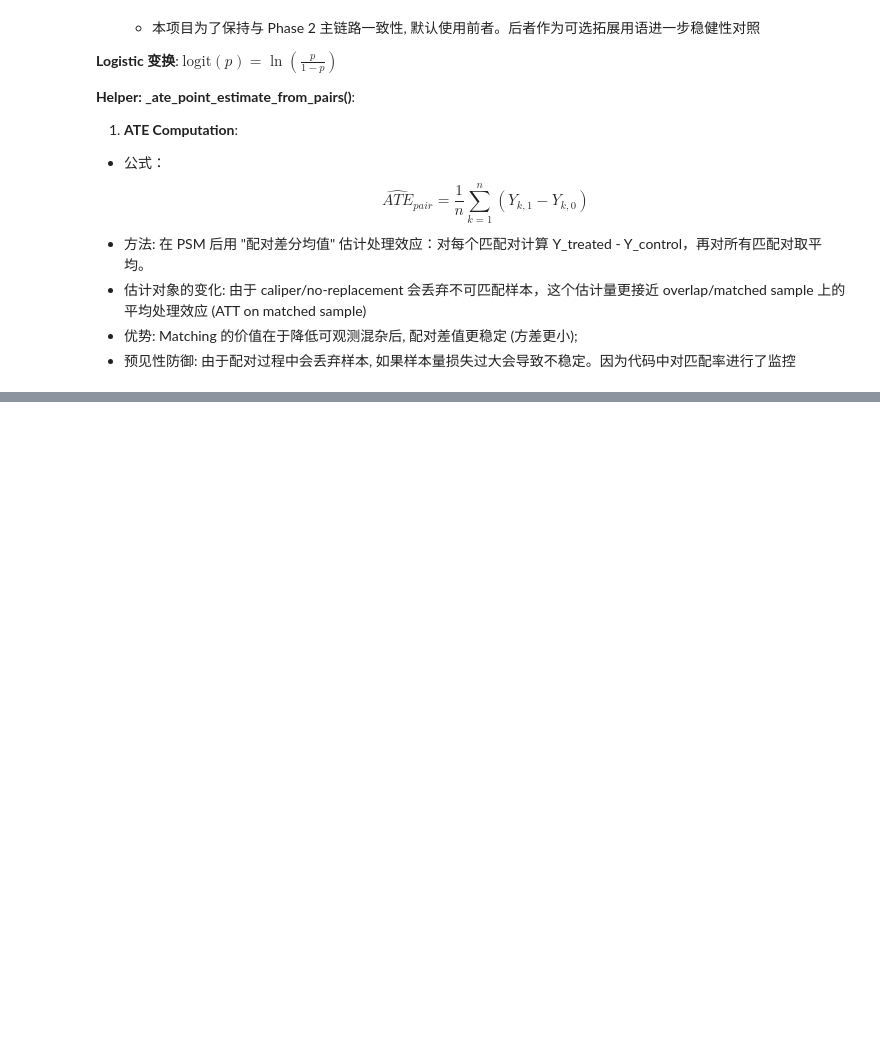
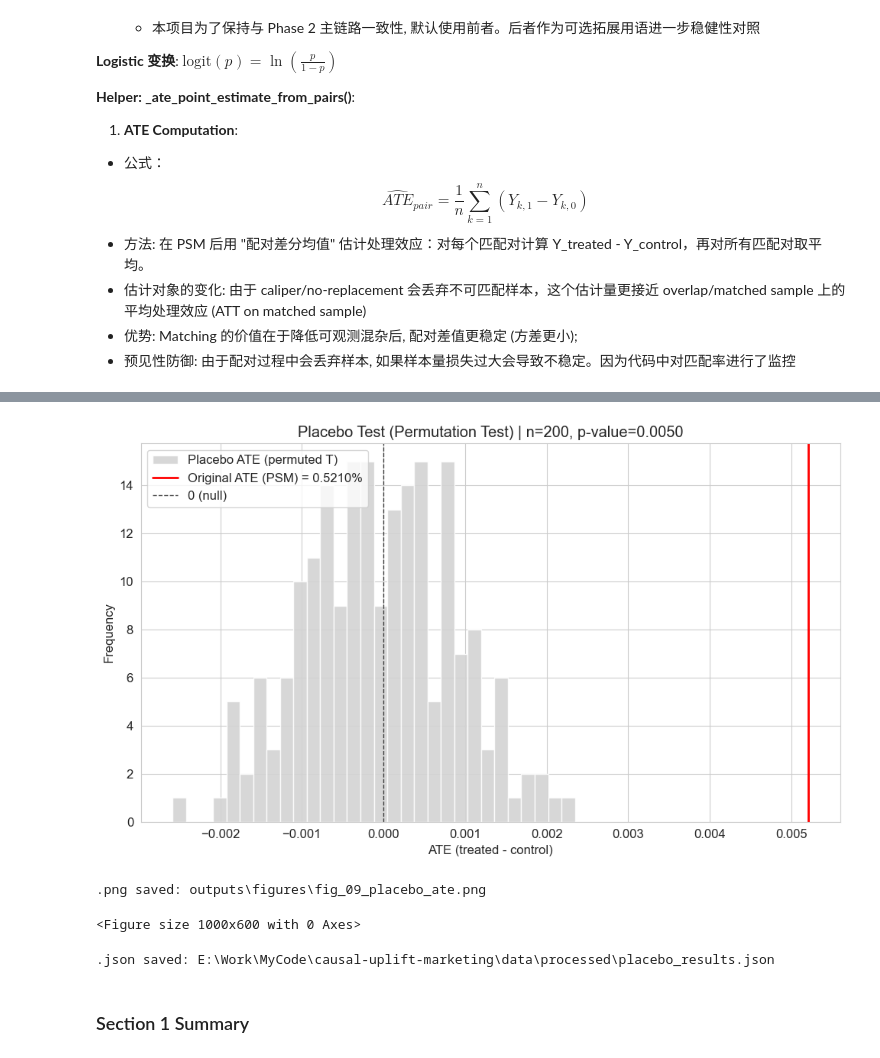
Before and after one commit to CLampard-Y/causal-uplift-marketing, a Jupyter notebook: notebooks/06_robustness_checks.ipynb, the cells around one changed output, grey strips where cells are left out. Saved outputs shown, nothing was run; the diff lists cells and outputs as text; code cells hidden in the pictures; blank space fills up the shorter version.

```diff
--- a/notebooks/06_robustness_checks.ipynb
+++ b/notebooks/06_robustness_checks.ipynb
@@ -404,0 +628,74 @@ def _quick_match_metrics(
+# %%
+# ======================================================
+# Section 1 (Cell 3/4): Plot + Save Figure
+# ======================================================
+
+out_fig = figures_dir / 'fig_09_placebo_ate.png'
+
+plt.figure(figsize=(10, 6))
+plt.hist(placebo_arr, bins=30, color='lightgray', edgecolor='white', alpha=0.9, label='Placebo ATE (permuted T)')
+plt.axvline(original_ate, color='red', linestyle='-', linewidth=2, label=f'Original ATE (PSM) = {original_ate:.4%}')
+plt.axvline(0.0, color='black', linestyle='--', linewidth=1, alpha=0.7, label='0 (null)')
+
+plt.title(f'Placebo Test (Permutation Test) | n={n_permutations}, p-value={p_value:.4f}')
+plt.xlabel('ATE (treated - control)')
+plt.ylabel('Frequency')
+plt.legend(loc='upper left')
+plt.tight_layout()
+plt.show()
+
+out = figures_dir / 'fig_09_placebo_ate.png'
+plt.savefig(out, dpi=150, bbox_inches='tight')
+print(f'.png saved: {out}')
+# %% [output]
+[figure, added]
+.png saved: outputs\figures\fig_09_placebo_ate.png
+<Figure size 1000x600 with 0 Axes>
+# %%
+# ======================================================
+# Section 1 (Cell 4/4): Persist Results JSON
+# ======================================================
+
+out_json = processed_dir / 'placebo_results.json'
+
+payload = {
+    'meta': {
+        'n_permutations': int(n_permutations),
+        'random_state': int(random_state),
+        'caliper_factor': float(caliper_factor_default),
+        'match_rate_threshold': float(MATCH_RATE_THRESHOLD),
+        'original_ate_psm': float(original_ate),
+        'original_ate_naive': float(ate_naive),
+        'original_n_pairs': int(orig_metrics['n_pairs']),
+        'original_match_rate_max': float(orig_metrics['match_rate_max']),
+        'original_match_rate_control': float(orig_metrics['match_rate_control']),
+        'original_treated_utilization': float(orig_metrics['treated_utilization']),
+        'original_ps_smd_before': float(ps_smd_before),
+        'original_ps_smd_after': float(orig_metrics['ps_smd_after']),
+        'original_integrity_counts_ok': bool(orig_metrics['integrity_counts_ok']),
+        'original_balance_max_smd_after': float(max_smd_after),
+        'original_balance_pct_smd_after_lt_0_10': float(pct_balanced),
+        'placebo_mean': float(placebo_mean),
+        'placebo_std': float(placebo_std),
+        'p_value_one_sided': float(p_value),
+        'p_value_two_sided': float(p_value_two_sided),
+        'placebo_match_rate_max_p05': float(np.percentile(mr, 5)),
+        'placebo_match_rate_max_p50': float(np.percentile(mr, 50)),
+        'placebo_match_rate_max_p95': float(np.percentile(mr, 95)),
+        'placebo_ps_smd_after_p05': float(np.percentile(pss, 5)),
+        'placebo_ps_smd_after_p50': float(np.percentile(pss, 50)),
+        'placebo_ps_smd_after_p95': float(np.percentile(pss, 95)),
+        'placebo_low_match_rate_frac': float(low_frac),
+        'placebo_ps_std_lt_1e_4_frac': float(const_frac),
+    },
+    'placebo_ates': [float(x) for x in placebo_arr.tolist()],
+}
+
+with open(out_json, 'w', encoding='utf-8') as f:
+    json.dump(payload, f, ensure_ascii=True, indent=2)
+
+print(f'.json saved: {out_json}')
+# %% [output]
+.json saved: E:\Work\MyCode\causal-uplift-marketing\data\processed\placebo_results.json
+# %% [markdown]
+### Section 1 Summary
```
Also changed, not shown: parts of 4 cells of this notebook, 1 other file.
